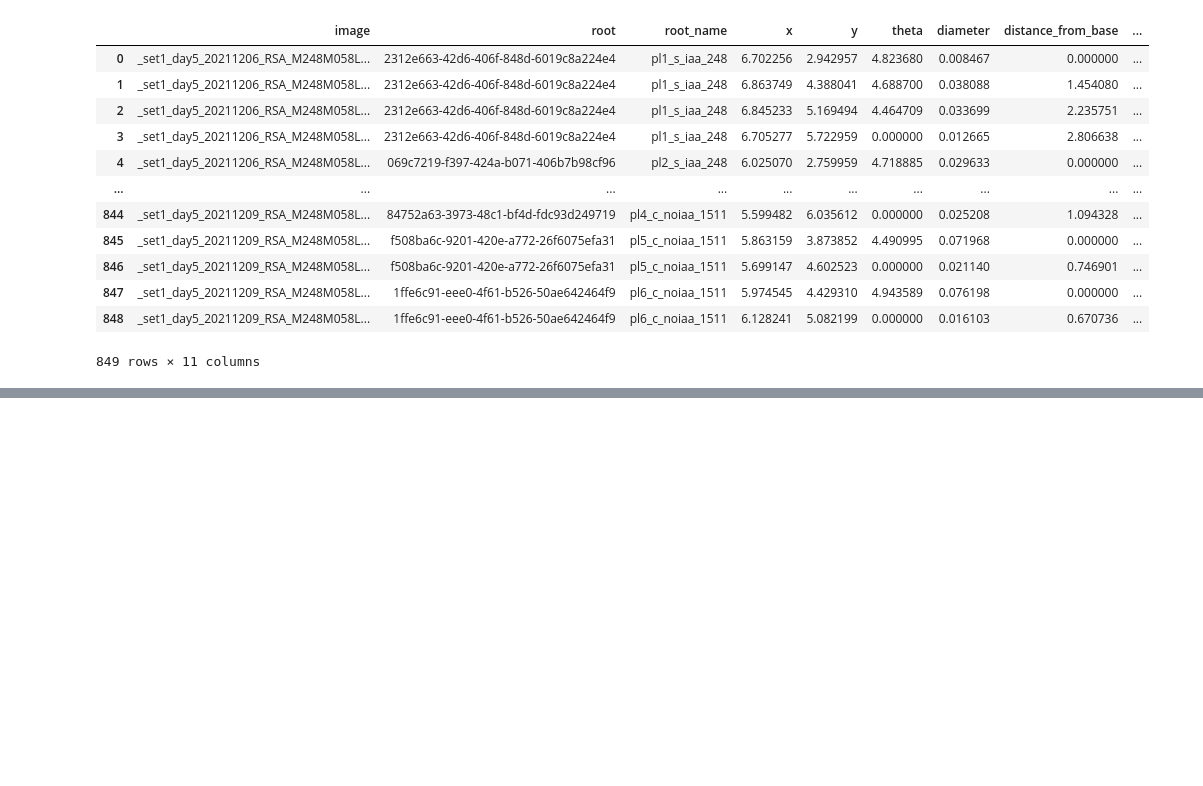
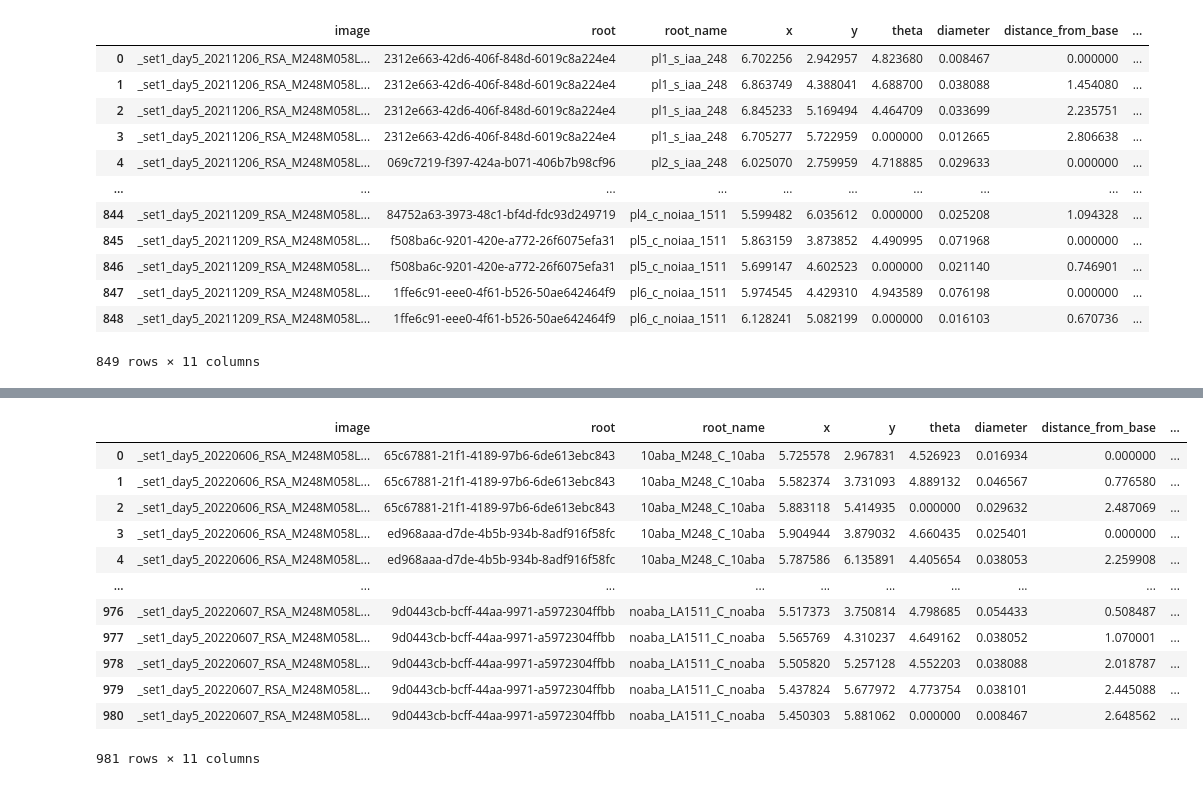
Before and after one commit to arjunc12/Plant-Architecture, a Jupyter notebook: data/architecture-data/raw-data/root-nodes-cleaned/data-cleaning.ipynb, the cells around one changed output, grey strips where cells are left out. Saved outputs shown, nothing was run; the diff lists cells and outputs as text; code cells hidden in the pictures; blank space fills up the shorter version.

```diff
--- a/data/architecture-data/raw-data/root-nodes-cleaned/data-cleaning.ipynb
+++ b/data/architecture-data/raw-data/root-nodes-cleaned/data-cleaning.ipynb
@@ -37,0 +56,22 @@ df.to_csv('pimpi_IAA1_D9_Root_Nodes.csv', index=False)
+# %%
+def reformat_root_name_aba(root_name):
+    root_name_items = root_name.split('_')
+    if len(root_name_items) == 2:
+        return root_name
+    replicate = root_name_items[0].strip('pl')
+    genotype = root_name_items[-1]
+
+    condition = None
+    if 's' in root_name_items:
+        condition = 'S'
+    else:
+        condition = 'C'
+
+    hormone = None
+    if '1aba' in root_name_items:
+        hormone = '1aba'
+    elif '10aba' in root_name_items:
+        hormone = '10aba'
+    else:
+        hormone = 'noaba'
+    return '%s_%s_%s_%s' % (genotype, replicate, condition, hormone)
@@ -37,0 +81,19 @@ df.to_csv('pimpi_IAA1_D9_Root_Nodes.csv', index=False)
+# %%
+aba_d5_df['root_name'] = aba_d5_df['root_name'].apply(reformat_root_name_aba)
+aba_d5_df['image'] = '_set1_day5_' + aba_d5_df['image']
+# %%
+aba_d5_df
+# %% [output]
+|  | image | root | root_name | x | y | theta | diameter | distance_from_base | ... |
+| 0 | _set1_day5_20220606_RSA_M248M058L... | 65c67881-21f1-4189-97b6-6de613ebc843 | 10aba_M248_C_10aba | 5.725578 | 2.967831 | 4.526923 | 0.016934 | 0.000000 | ... |
+| 1 | _set1_day5_20220606_RSA_M248M058L... | 65c67881-21f1-4189-97b6-6de613ebc843 | 10aba_M248_C_10aba | 5.582374 | 3.731093 | 4.889132 | 0.046567 | 0.776580 | ... |
+| 2 | _set1_day5_20220606_RSA_M248M058L... | 65c67881-21f1-4189-97b6-6de613ebc843 | 10aba_M248_C_10aba | 5.883118 | 5.414935 | 0.000000 | 0.029632 | 2.487069 | ... |
+| 3 | _set1_day5_20220606_RSA_M248M058L... | ed968aaa-d7de-4b5b-934b-8adf916f58fc | 10aba_M248_C_10aba | 5.904944 | 3.879032 | 4.660435 | 0.025401 | 0.000000 | ... |
+| 4 | _set1_day5_20220606_RSA_M248M058L... | ed968aaa-d7de-4b5b-934b-8adf916f58fc | 10aba_M248_C_10aba | 5.787586 | 6.135891 | 4.405654 | 0.038053 | 2.259908 | ... |
+| ... | ... | ... | ... | ... | ... | ... | ... | ... | ... |
+| 976 | _set1_day5_20220607_RSA_M248M058L... | 9d0443cb-bcff-44aa-9971-a5972304ffbb | noaba_LA1511_C_noaba | 5.517373 | 3.750814 | 4.798685 | 0.054433 | 0.508487 | ... |
+| 977 | _set1_day5_20220607_RSA_M248M058L... | 9d0443cb-bcff-44aa-9971-a5972304ffbb | noaba_LA1511_C_noaba | 5.565769 | 4.310237 | 4.649162 | 0.038052 | 1.070001 | ... |
+| 978 | _set1_day5_20220607_RSA_M248M058L... | 9d0443cb-bcff-44aa-9971-a5972304ffbb | noaba_LA1511_C_noaba | 5.505820 | 5.257128 | 4.552203 | 0.038088 | 2.018787 | ... |
+| 979 | _set1_day5_20220607_RSA_M248M058L... | 9d0443cb-bcff-44aa-9971-a5972304ffbb | noaba_LA1511_C_noaba | 5.437824 | 5.677972 | 4.773754 | 0.038101 | 2.445088 | ... |
+| 980 | _set1_day5_20220607_RSA_M248M058L... | 9d0443cb-bcff-44aa-9971-a5972304ffbb | noaba_LA1511_C_noaba | 5.450303 | 5.881062 | 0.000000 | 0.008467 | 2.648562 | ... |
+981 rows × 11 columns
```
Also changed, not shown: parts of 9 cells of this notebook.
